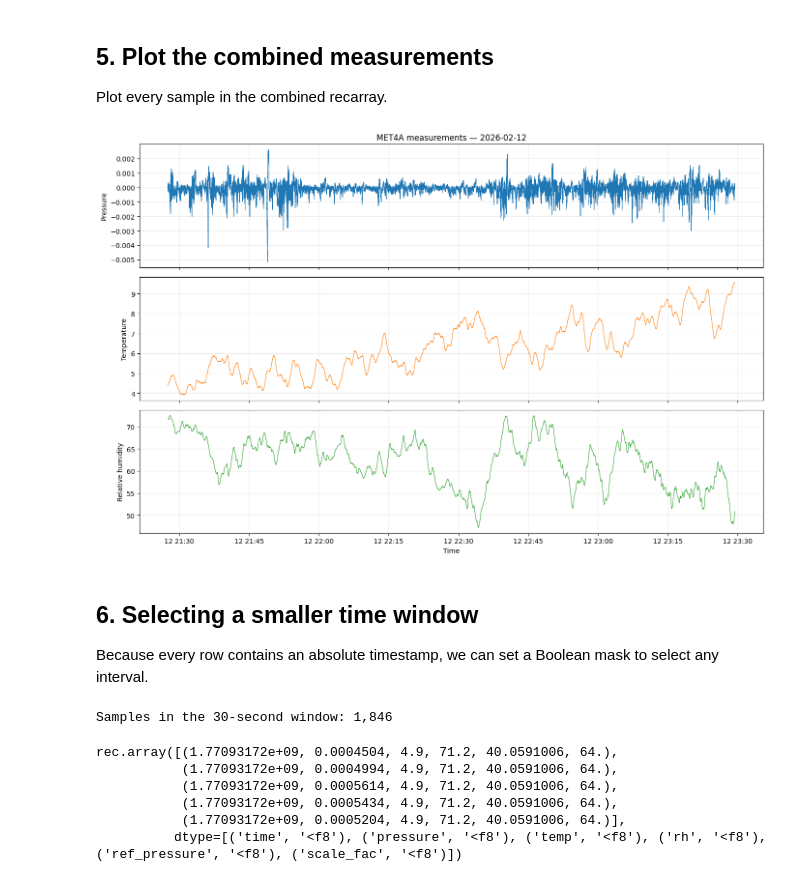
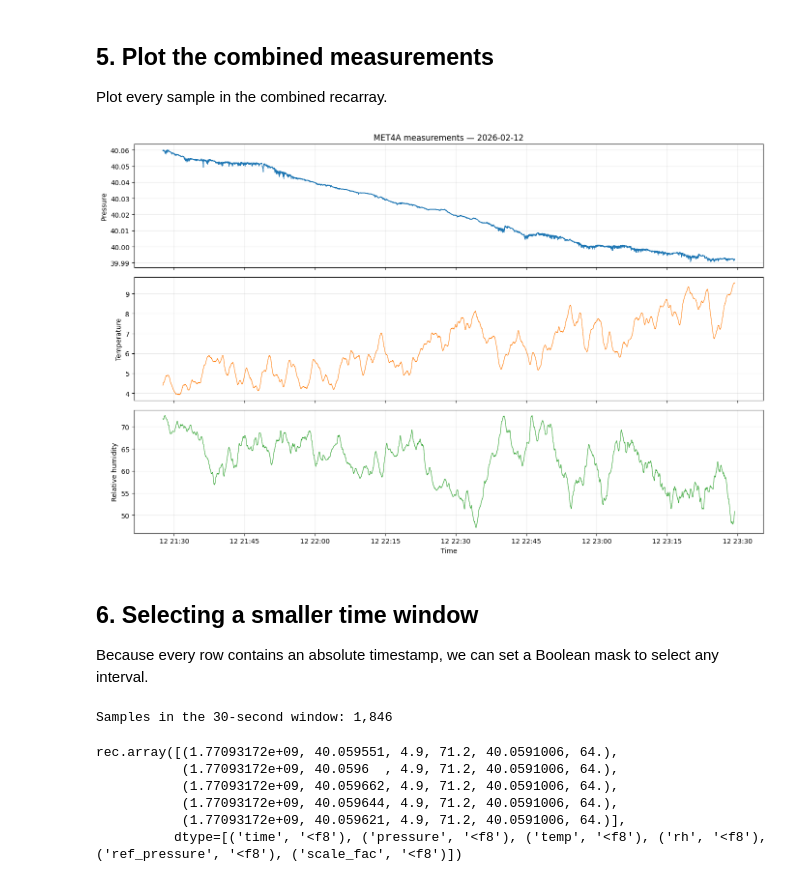
Before and after one commit to kartographer/met4a_data, a Jupyter notebook: notebooks/pickle-to-recarray_demo.ipynb, the cells around one changed output. Drawn from its saved outputs; the diff is of its cells as text; code cells hidden in the pictures.

Commit message:
add "absolute" and "relative" values interpretation to met4a_dict_to_recarray function

```diff
--- a/notebooks/pickle-to-recarray_demo.ipynb
+++ b/notebooks/pickle-to-recarray_demo.ipynb
@@ -97,5 +105,8 @@ rec.array([(1.77093166e+09,  1.1641e-05, 4.39, 71.8, 40.05972136, 64.),
 # %%
-samples = load_met4a_pickles(DATA_DIRECTORY)
+samples = load_met4a_pickles(
+    DATA_DIRECTORY,
+    values="relative",
+)
 
 # Convert timestamps to nanoseconds and calculate the time differences between samples
 timestamps = (samples.time * 1_000_000_000).astype("datetime64[ns]")
@@ -151,12 +162,8 @@ rec.array([(120412, 1.77093361e+09, 1.77093362e+09, 1.00142193, 60),
 
 Plot every sample in the combined recarray.
 # %%
-# Replacing missing values (0, 0, 0) with NaN for plotting clarity
-missing = (
-    (samples.pressure == 0)
-    & (samples.temp == 0)
-    & (samples.rh == 0)
-)
+# Missing rows were stored as (pressure, temp, rh) = (0, 0, 0).
+missing = (samples.temp == 0) & (samples.rh == 0)
 pressure_plot = np.where(missing, np.nan, samples.pressure)
 temp_plot = np.where(missing, np.nan, samples.temp)
 rh_plot = np.where(missing, np.nan, samples.rh)
@@ -168,34 +175,34 @@ axes[0].plot(
     pressure_plot,
     linewidth=0.7,
 )
 axes[0].set_ylabel("Pressure")
 axes[0].set_title("MET4A measurements — 2026-02-12")
 
 axes[1].plot(
     timestamps,
     temp_plot,
     color="tab:orange",
     linewidth=0.7,
 )
 axes[1].set_ylabel("Temperature")
 
 axes[2].plot(
     timestamps,
     rh_plot,
     color="tab:green",
     linewidth=0.7,
 )
 axes[2].set_ylabel("Relative humidity")
 axes[2].set_xlabel("Time")
 
 for axis in axes:
     axis.grid(alpha=0.25)
 
 figure.tight_layout()
 
 plt.show()
 # %% [output]
-[figure, old version]
+[figure, new version]
 # %% [markdown]
 ## 6. Selecting a smaller time window
 
@@ -209,10 +216,10 @@ print(f"Samples in the 30-second window: {len(window):,}")
 window[:5]
 # %% [output]
 Samples in the 30-second window: 1,846
-rec.array([(1.77093172e+09, 0.0004504, 4.9, 71.2, 40.0591006, 64.),
-           (1.77093172e+09, 0.0004994, 4.9, 71.2, 40.0591006, 64.),
-           (1.77093172e+09, 0.0005614, 4.9, 71.2, 40.0591006, 64.),
-           (1.77093172e+09, 0.0005434, 4.9, 71.2, 40.0591006, 64.),
-           (1.77093172e+09, 0.0005204, 4.9, 71.2, 40.0591006, 64.)],
+rec.array([(1.77093172e+09, 40.059551, 4.9, 71.2, 40.0591006, 64.),
+           (1.77093172e+09, 40.0596  , 4.9, 71.2, 40.0591006, 64.),
+           (1.77093172e+09, 40.059662, 4.9, 71.2, 40.0591006, 64.),
+           (1.77093172e+09, 40.059644, 4.9, 71.2, 40.0591006, 64.),
+           (1.77093172e+09, 40.059621, 4.9, 71.2, 40.0591006, 64.)],
           dtype=[('time', '<f8'), ('pressure', '<f8'), ('temp', '<f8'), ('rh', '<f8'), ('ref_pressure', '<f8'), ('scale_fac', '<f8')])
 # %%
```
Also changed, not shown: parts of 5 cells of this notebook, 2 other files.
